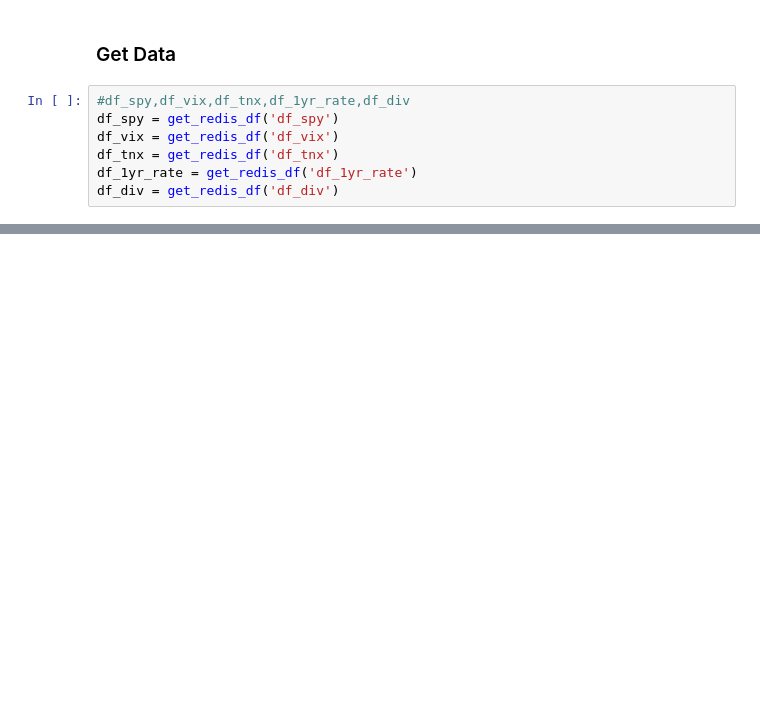
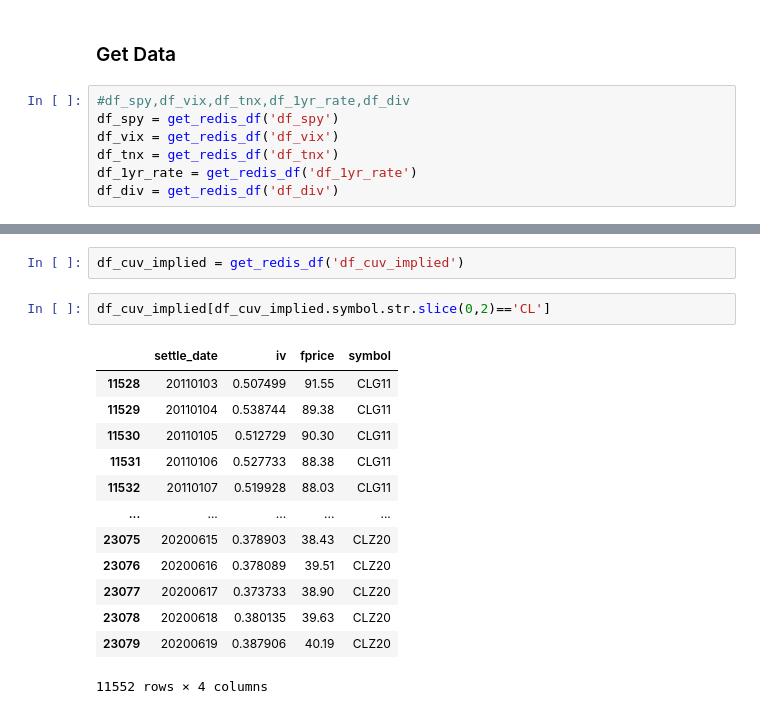
Before and after one commit to bgithub1/barchartacs, a Jupyter notebook: barchartacs/redis_client.ipynb, the cells around one changed output, grey strips where cells are left out. Cells and saved outputs as stored; diff of their text form; blank space fills up the shorter version.

```diff
--- a/barchartacs/redis_client.ipynb
+++ b/barchartacs/redis_client.ipynb
@@ -66,0 +67,18 @@ df_spy.tail()
+# %%
+df_cuv_implied = get_redis_df('df_cuv_implied')
+# %%
+df_cuv_implied[df_cuv_implied.symbol.str.slice(0,2)=='CL']
+# %% [output]
+|  | settle_date | iv | fprice | symbol |
+| 11528 | 20110103 | 0.507499 | 91.55 | CLG11 |
+| 11529 | 20110104 | 0.538744 | 89.38 | CLG11 |
+| 11530 | 20110105 | 0.512729 | 90.30 | CLG11 |
+| 11531 | 20110106 | 0.527733 | 88.38 | CLG11 |
+| 11532 | 20110107 | 0.519928 | 88.03 | CLG11 |
+| ... | ... | ... | ... | ... |
+| 23075 | 20200615 | 0.378903 | 38.43 | CLZ20 |
+| 23076 | 20200616 | 0.378089 | 39.51 | CLZ20 |
+| 23077 | 20200617 | 0.373733 | 38.90 | CLZ20 |
+| 23078 | 20200618 | 0.380135 | 39.63 | CLZ20 |
+| 23079 | 20200619 | 0.387906 | 40.19 | CLZ20 |
+11552 rows × 4 columns
```
Also changed, not shown: parts of 1 cell of this notebook, 5 other files.
